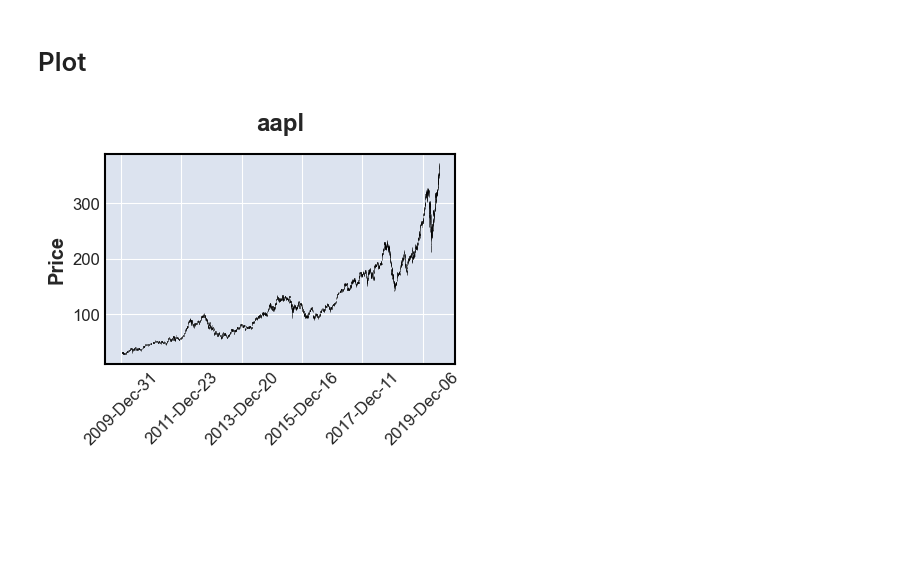
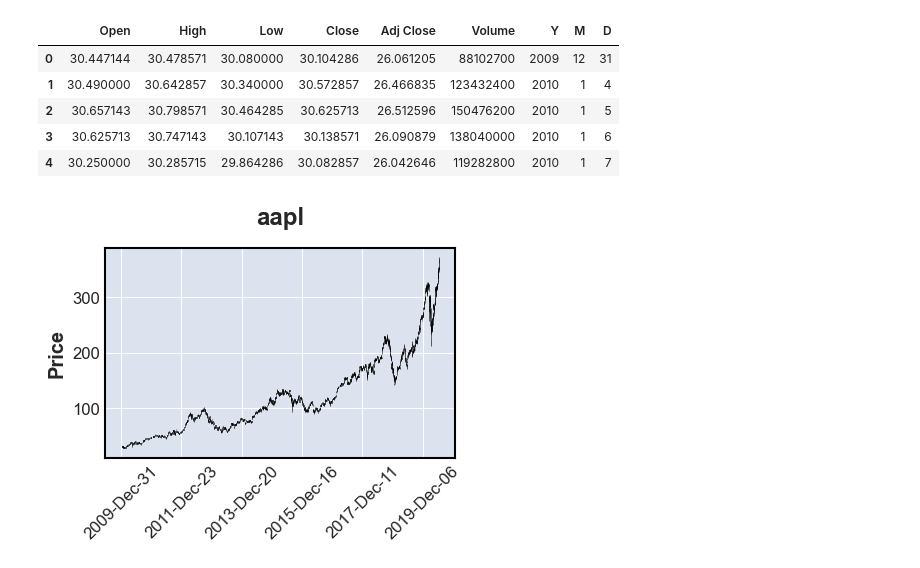
Before and after one commit to arminsalmasi/DNN_regression_yahoo_finance_pipeline, a Jupyter notebook: yahoopipeline_multifeature.ipynb, the cells around one changed output. Saved outputs shown, nothing was run; the diff lists cells and outputs as text; code cells hidden in the pictures; blank space fills up the shorter version.

Commit message:
1-Y,D,M added to the dataframe (timestamp is removed) 2-functions moved to yfmf module

```diff
--- a/yahoopipeline_multifeature.ipynb
+++ b/yahoopipeline_multifeature.ipynb
@@ -35,19 +28,33 @@ tickers= [x.replace('.csv', '') for x in filenames]
 # %%
 '''read data from csv file'''
 dfs={}
+dates_pdtimestamp={}
+date_index_str_split={}
+
 for ticker in tickers:
     try:
         path.exists("data\\"+ticker+".csv")
         dfs[ticker]=pd.read_csv("data\\"+ticker+".csv",index_col=0,parse_dates=True)
-        ### dfs[ticker]["ticker"]=ticker
-        ### dfs[ticker]["Date"]=dfs[ticker].index
+        dates_pdtimestamp[ticker]=dfs[ticker].index
+        date_index_str=(dfs[ticker].index.astype(str))
+        splits=[]
+        for string in date_index_str:
+            splits.append(string.split('-'))
+        Y,D,M=[],[],[]
+        for split in splits:
+            Y.append(int(split[0]))
+            M.append(int(split[1]))
+            D.append(int(split[2]))
+        dfs[ticker]['Y'],dfs[ticker]['M'],dfs[ticker]['D']=Y,M,D
+        dfs[ticker].index=np.arange(0,len(dfs[ticker]),1)
     except OSError as e:
         print("Error: %s : %s" % ("data\\"+ticker+".csv", e.strerror))
-
-    ### dfs[ticker].rename(columns={'Adj Close':'Adj_Close'}, inplace=True)
-    ### dfs[ticker].rename(columns=str.lower, inplace=True)
-    ### dfs[ticker]['intiger_index']=np.arange(1,len(dfs[ticker])+1)
-    ### dfs[ticker]['timestamp_index']=dfs[ticker].index
+dfs['aapl'].head()
+# %% [output]
+|  | Open | High | Low | Close | Adj Close | Volume | Y | M | D |
+| 0 | 30.447144 | 30.478571 | 30.080000 | 30.104286 | 26.061205 | 88102700 | 2009 | 12 | 31 |
+| 1 | 30.490000 | 30.642857 | 30.340000 | 30.572857 | 26.466835 | 123432400 | 2010 | 1 | 4 |
+| 2 | 30.657143 | 30.798571 | 30.464285 | 30.625713 | 26.512596 | 150476200 | 2010 | 1 | 5 |
+| 3 | 30.625713 | 30.747143 | 30.107143 | 30.138571 | 26.090879 | 138040000 | 2010 | 1 | 6 |
+| 4 | 30.250000 | 30.285715 | 29.864286 | 30.082857 | 26.042646 | 119282800 | 2010 | 1 | 7 |
-# %% [markdown]
-# Plot
 # %%
```
Also changed, not shown: parts of 10 cells of this notebook, 1 other file.
